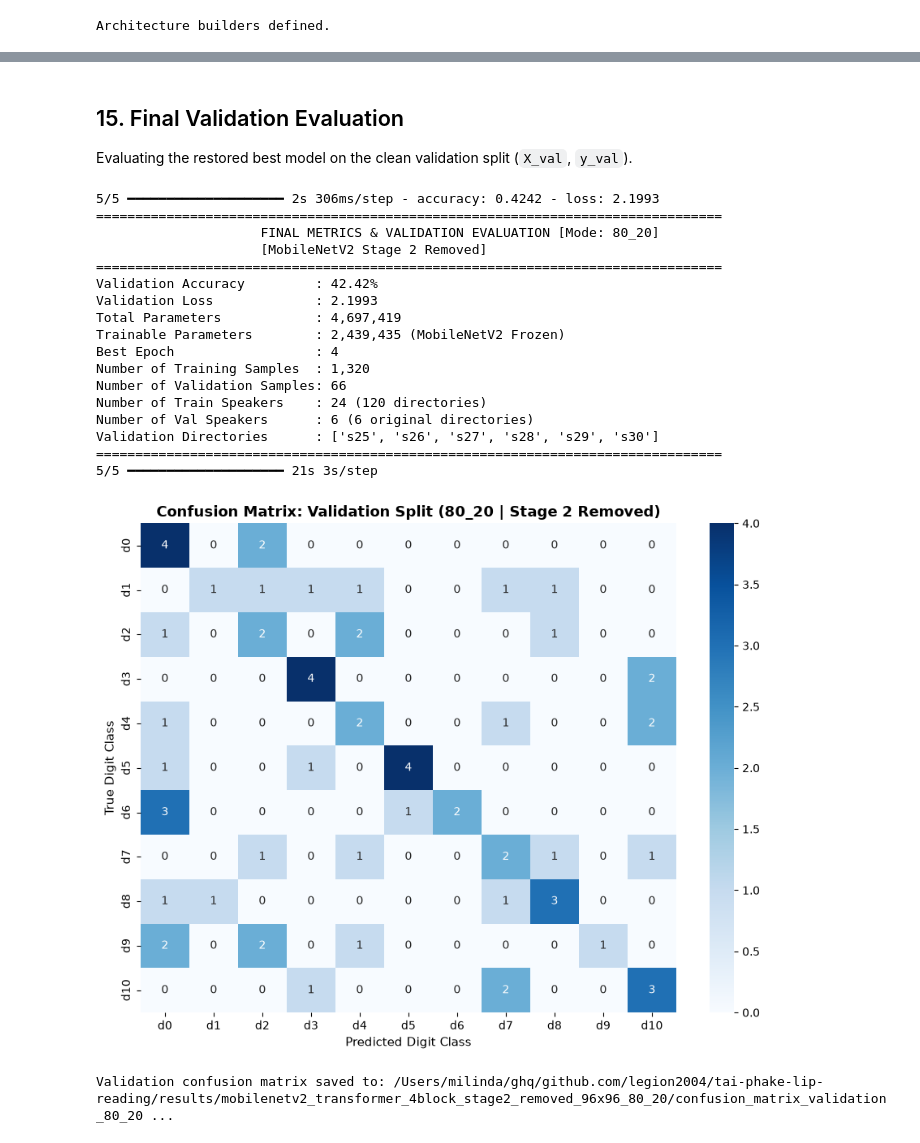
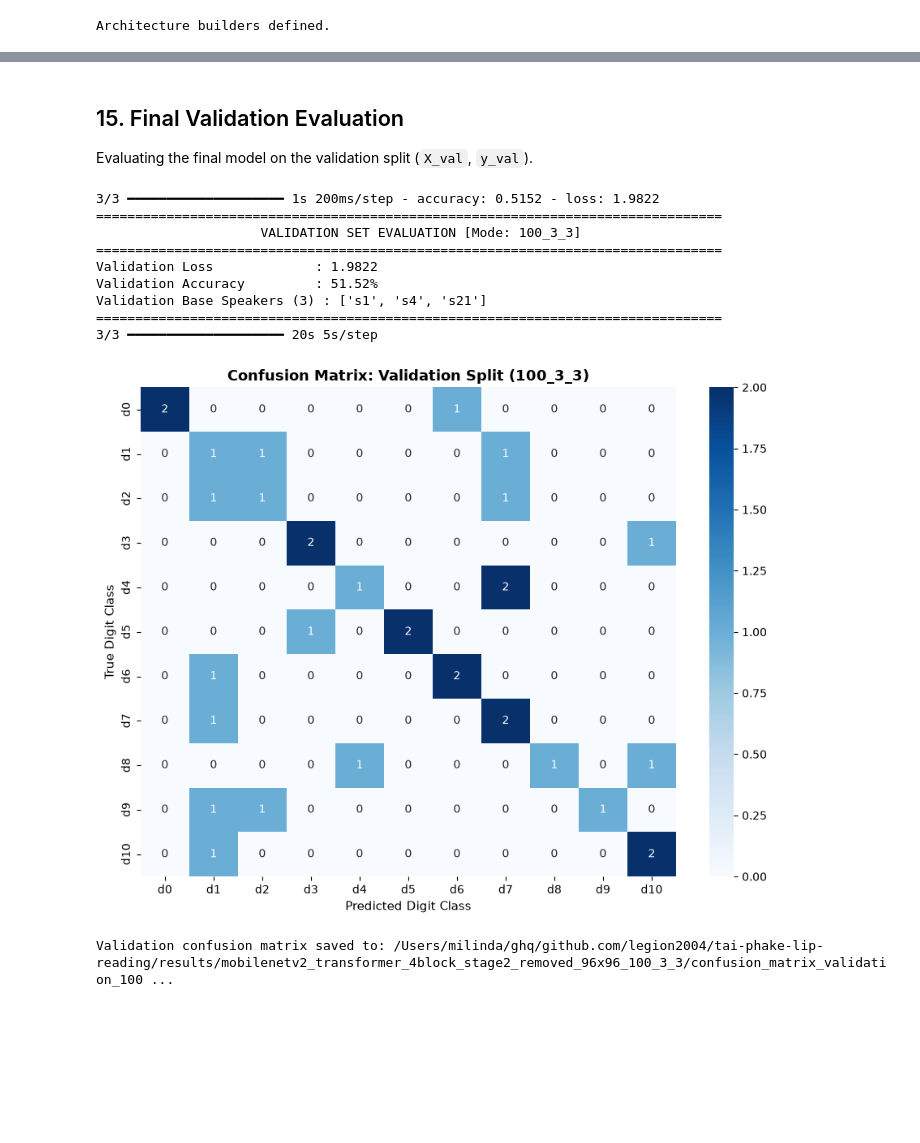
Before and after one commit to LegioN2004/tai-phake-lip-reading, a Jupyter notebook: notebooks/11_Stage2Rem_mobilenetv2_transformer_4block_experiment.ipynb, the cells around one changed output, grey strips where cells are left out. Drawn from its saved outputs; the diff is of its cells as text; code cells hidden in the pictures; blank space fills up the shorter version.

Commit message:
96×96 + augmented train + original test and val + MobileNetV2 100% frozen + no stage 2 freeze fine tuning + 4-block Transformer

```diff
--- a/notebooks/11_Stage2Rem_mobilenetv2_transformer_4block_experiment.ipynb
+++ b/notebooks/11_Stage2Rem_mobilenetv2_transformer_4block_experiment.ipynb
@@ -54,3 +44,12 @@ DATASET_MODE = "80_20"
+# %%
+# =============================================================================
+# EXPERIMENT CONFIGURATION
+# =============================================================================
+
+DATASET_MODE = "100_3_3"
+# Options:
+#   "80_20"   -> 24 base speakers train + 6 base speakers validation (test disabled)
+#   "100_3_3" -> use the existing train/val/test processed split
 # %% [markdown]
 ## 2. Imports
 Importing core scientific libraries, deep learning frameworks (TensorFlow, Keras), image processing tools, and scikit-learn evaluation metrics.
@@ -736,7 +781,7 @@ def build_mobilenet_transformer_4block():
     x = keras.layers.Dropout(HEAD_DROPOUT, name="head_dropout")(x)
     outputs = keras.layers.Dense(NUM_CLASSES, activation="softmax", name="digit_classifier")(x)
 
-    model = keras.Model(inputs=inputs, outputs=outputs, name="MobileNetV2_Transformer_4Block_Stage2_Removed")
+    model = keras.Model(inputs=inputs, outputs=outputs, name="MobileNetV2_Transformer_4Block")
     return model, cnn
 
 print("Architecture builders defined.")
@@ -974,68 +1008,52 @@ Training curves saved to: /Users/milinda/ghq/github.com/legion2004/tai-phake-lip
 # %% [markdown]
 ## 15. Final Validation Evaluation
-Evaluating the restored best model on the clean validation split (`X_val`, `y_val`).
+Evaluating the final model on the validation split (`X_val`, `y_val`).
 # %%
 # Section 15: Final Validation Evaluation
 val_loss, val_acc = model.evaluate(X_val, y_val, batch_size=BATCH_SIZE, verbose=1)
 
 print("=" * 80)
-print(f"                     FINAL METRICS & VALIDATION EVALUATION [Mode: {DATASET_MODE}]")
-print("                     [MobileNetV2 Stage 2 Removed]")
+print(f"                     VALIDATION SET EVALUATION [Mode: {DATASET_MODE}]")
 print("=" * 80)
+print(f"Validation Loss             : {val_loss:.4f}")
 print(f"Validation Accuracy         : {val_acc * 100:.2f}%")
-print(f"Validation Loss             : {val_loss:.4f}")
-print(f"Total Parameters            : {total_params:,}")
-print(f"Trainable Parameters        : {trainable_params:,} (MobileNetV2 Frozen)")
-print(f"Best Epoch                  : {best_epoch}")
-print(f"Number of Training Samples  : {len(X_train):,}")
-print(f"Number of Validation Samples: {len(X_val):,}")
-print(f"Number of Train Speakers    : {len(base_train_speakers)} ({len(train_speakers)} directories)")
-print(f"Number of Val Speakers      : {len(base_val_speakers)} ({len(val_speakers)} original directories)")
-print(f"Validation Directories      : {val_speakers}")
+print(f"Validation Base Speakers ({len(base_val_speakers)}) : {base_val_speakers}")
 print("=" * 80)
 
 # Validation Confusion Matrix
 val_probs = model.predict(X_val, batch_size=BATCH_SIZE, verbose=1)
 val_preds = np.argmax(val_probs, axis=1)
 
 cm_val = confusion_matrix(y_val, val_preds)
 
 plt.figure(figsize=(9, 7))
 sns.heatmap(
     cm_val,
     annot=True,
     fmt="d",
     cmap="Blues",
     xticklabels=DIGIT_CLASSES,
     yticklabels=DIGIT_CLASSES,
     cbar=True
 )
-plt.title(f"Confusion Matrix: Validation Split ({DATASET_MODE} | Stage 2 Removed)", fontsize=13, fontweight="bold")
+plt.title(f"Confusion Matrix: Validation Split ({DATASET_MODE})", fontsize=13, fontweight="bold")
 plt.xlabel("Predicted Digit Class", fontsize=11)
 plt.ylabel("True Digit Class", fontsize=11)
 plt.tight_layout()
 
 val_cm_path = RESULTS_DIR / f"confusion_matrix_validation_{DATASET_MODE}.png"
 plt.savefig(val_cm_path, dpi=200)
 plt.show()
 print(f"Validation confusion matrix saved to: {val_cm_path}")
 # %% [output]
-5/5 ━━━━━━━━━━━━━━━━━━━━ 2s 306ms/step - accuracy: 0.4242 - loss: 2.1993
+3/3 ━━━━━━━━━━━━━━━━━━━━ 1s 200ms/step - accuracy: 0.5152 - loss: 1.9822
 ================================================================================
-                     FINAL METRICS & VALIDATION EVALUATION [Mode: 80_20]
-                     [MobileNetV2 Stage 2 Removed]
+                     VALIDATION SET EVALUATION [Mode: 100_3_3]
 ================================================================================
-Validation Accuracy         : 42.42%
-Validation Loss             : 2.1993
-Total Parameters            : 4,697,419
-Trainable Parameters        : 2,439,435 (MobileNetV2 Frozen)
-Best Epoch                  : 4
-Number of Training Samples  : 1,320
-Number of Validation Samples: 66
-Number of Train Speakers    : 24 (120 directories)
-Number of Val Speakers      : 6 (6 original directories)
-Validation Directories      : ['s25', 's26', 's27', 's28', 's29', 's30']
+Validation Loss             : 1.9822
+Validation Accuracy         : 51.52%
+Validation Base Speakers (3) : ['s1', 's4', 's21']
 ================================================================================
-5/5 ━━━━━━━━━━━━━━━━━━━━ 21s 3s/step
+3/3 ━━━━━━━━━━━━━━━━━━━━ 20s 5s/step
-[figure, old version]
+[figure, new version]
-Validation confusion matrix saved to: /Users/milinda/ghq/github.com/legion2004/tai-phake-lip-reading/results/mobilenetv2_transformer_4block_stage2_removed_96x96_80_20/confusion_matrix_validation_80_20 ...
+Validation confusion matrix saved to: /Users/milinda/ghq/github.com/legion2004/tai-phake-lip-reading/results/mobilenetv2_transformer_4block_stage2_removed_96x96_100_3_3/confusion_matrix_validation_100 ...
```
Also changed, not shown: parts of 33 cells of this notebook, 12 other files.
